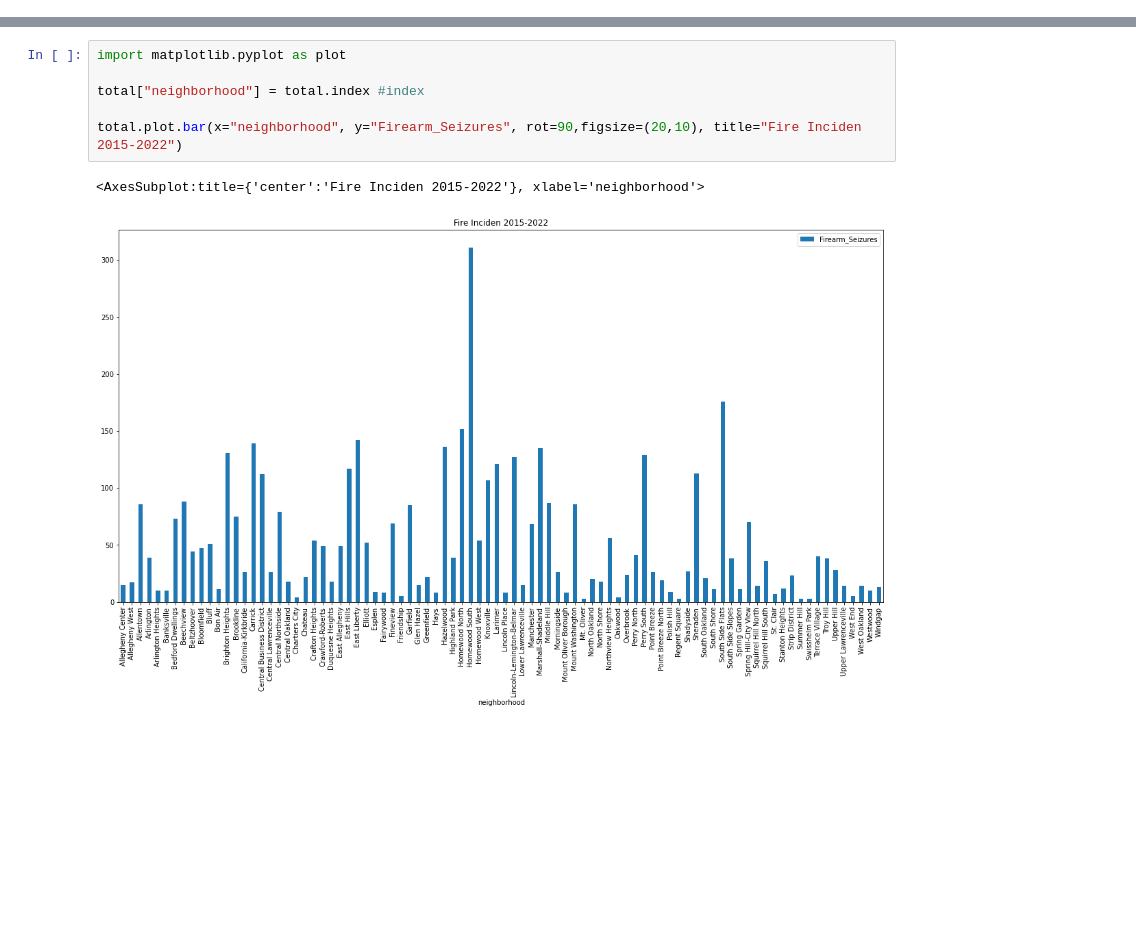
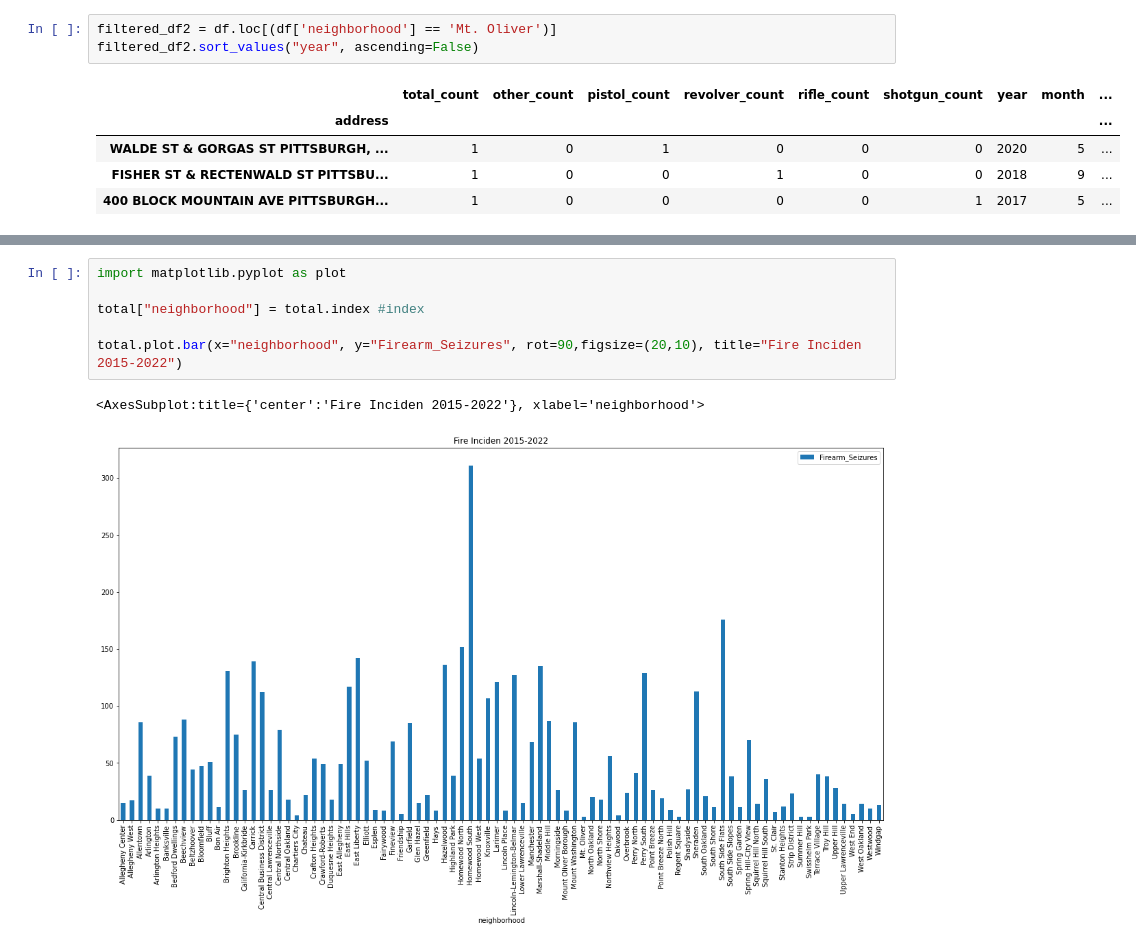
Before and after one commit to TingluR/CMPINF001-Final-Project, a Jupyter notebook: Firearm_Seizures_Data.ipynb, the cells around one changed output, grey strips where cells are left out. Saved outputs shown, nothing was run; the diff lists cells and outputs as text; blank space fills up the shorter version.

```diff
--- a/Firearm_Seizures_Data.ipynb
+++ b/Firearm_Seizures_Data.ipynb
@@ -44,0 +72,9 @@ total.sort_values("Firearm_Seizures", ascending=False)#.head(5)#True Faluse
+# %%
+filtered_df2 = df.loc[(df['neighborhood'] == 'Mt. Oliver')]
+filtered_df2.sort_values("year", ascending=False)
+# %% [output]
+|  | total_count | other_count | pistol_count | revolver_count | rifle_count | shotgun_count | year | month | ... |
+| address |  |  |  |  |  |  |  |  | ... |
+| WALDE ST & GORGAS ST PITTSBURGH, ... | 1 | 0 | 1 | 0 | 0 | 0 | 2020 | 5 | ... |
+| FISHER ST & RECTENWALD ST PITTSBU... | 1 | 0 | 0 | 1 | 0 | 0 | 2018 | 9 | ... |
+| 400 BLOCK MOUNTAIN AVE PITTSBURGH... | 1 | 0 | 0 | 0 | 0 | 1 | 2017 | 5 | ... |
```
Also changed, not shown: parts of 9 cells of this notebook.
